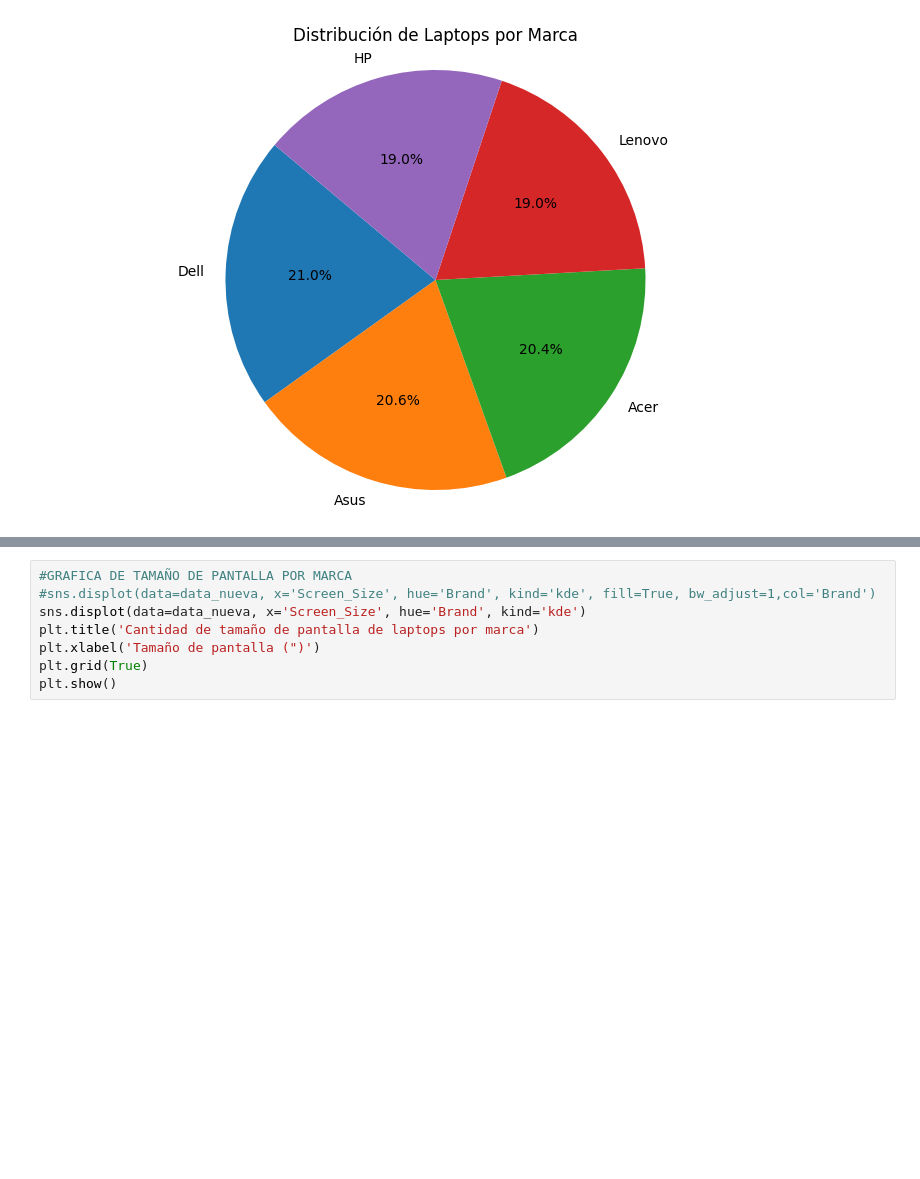
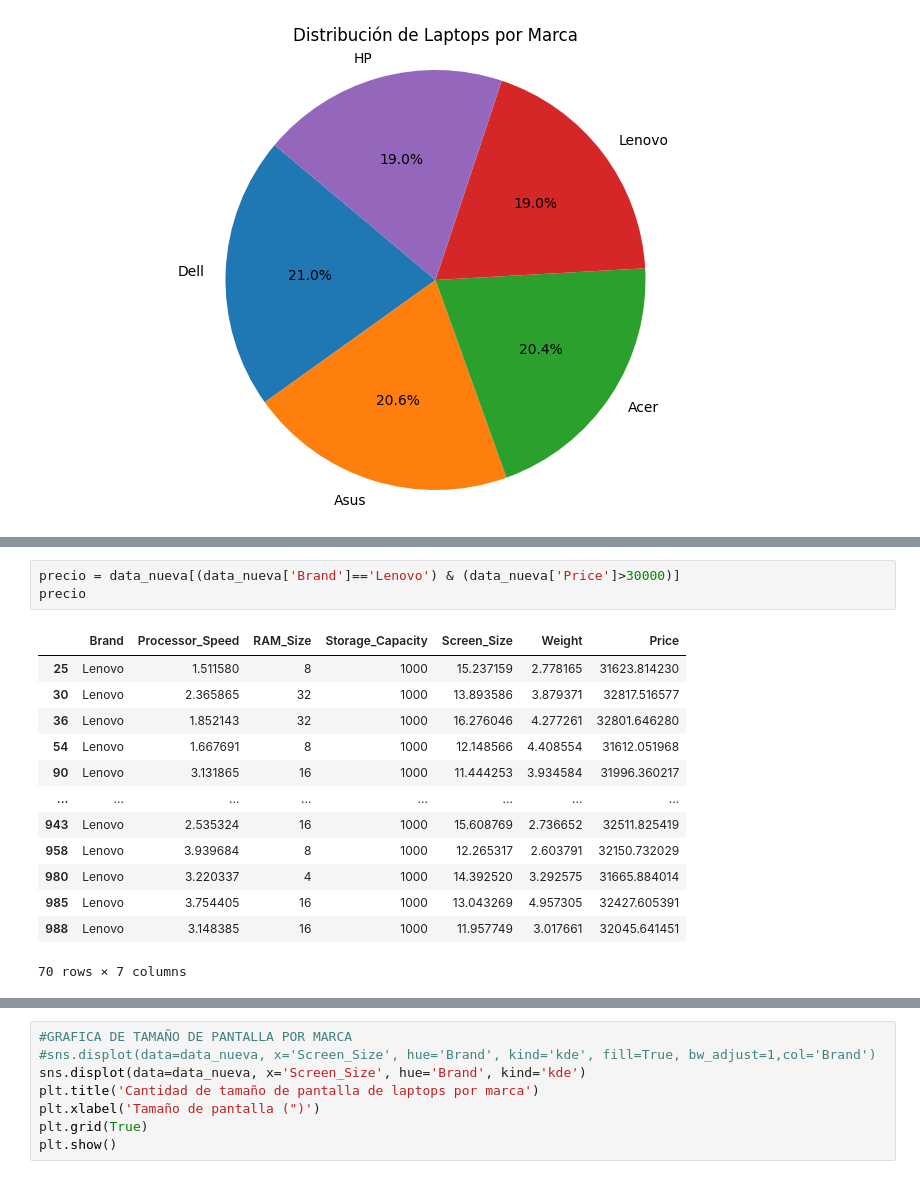
Before and after one commit to Isaac244/Proyecto_Machine_Learning, a Jupyter notebook: Proyecto-final.ipynb, the cells around one changed output, grey strips where cells are left out. Drawn from its saved outputs; the diff is of its cells as text; blank space fills up the shorter version.

```diff
--- a/Proyecto-final.ipynb
+++ b/Proyecto-final.ipynb
@@ -229,0 +230,17 @@ plt.show()
+# %%
+precio = data_nueva[(data_nueva['Brand']=='Lenovo') & (data_nueva['Price']>30000)]
+precio
+# %% [output]
+|  | Brand | Processor_Speed | RAM_Size | Storage_Capacity | Screen_Size | Weight | Price |
+| 25 | Lenovo | 1.511580 | 8 | 1000 | 15.237159 | 2.778165 | 31623.814230 |
+| 30 | Lenovo | 2.365865 | 32 | 1000 | 13.893586 | 3.879371 | 32817.516577 |
+| 36 | Lenovo | 1.852143 | 32 | 1000 | 16.276046 | 4.277261 | 32801.646280 |
+| 54 | Lenovo | 1.667691 | 8 | 1000 | 12.148566 | 4.408554 | 31612.051968 |
+| 90 | Lenovo | 3.131865 | 16 | 1000 | 11.444253 | 3.934584 | 31996.360217 |
+| ... | ... | ... | ... | ... | ... | ... | ... |
+| 943 | Lenovo | 2.535324 | 16 | 1000 | 15.608769 | 2.736652 | 32511.825419 |
+| 958 | Lenovo | 3.939684 | 8 | 1000 | 12.265317 | 2.603791 | 32150.732029 |
+| 980 | Lenovo | 3.220337 | 4 | 1000 | 14.392520 | 3.292575 | 31665.884014 |
+| 985 | Lenovo | 3.754405 | 16 | 1000 | 13.043269 | 4.957305 | 32427.605391 |
+| 988 | Lenovo | 3.148385 | 16 | 1000 | 11.957749 | 3.017661 | 32045.641451 |
+70 rows × 7 columns
```
Also changed, not shown: parts of 4 cells of this notebook, 1 other file.
